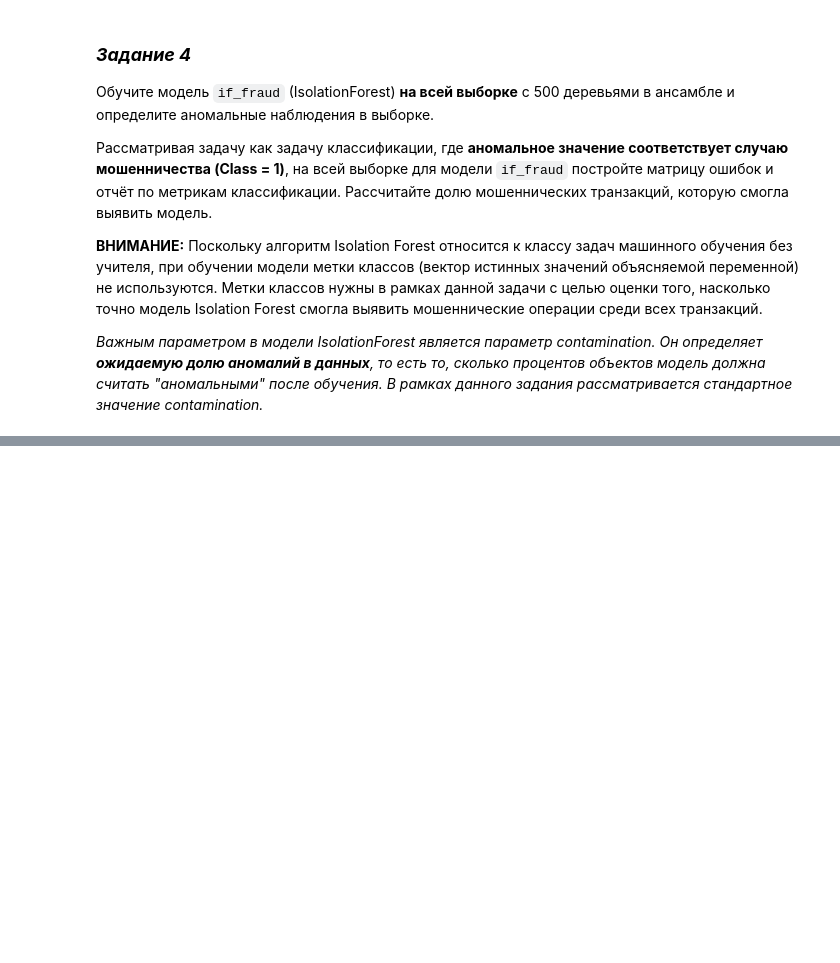
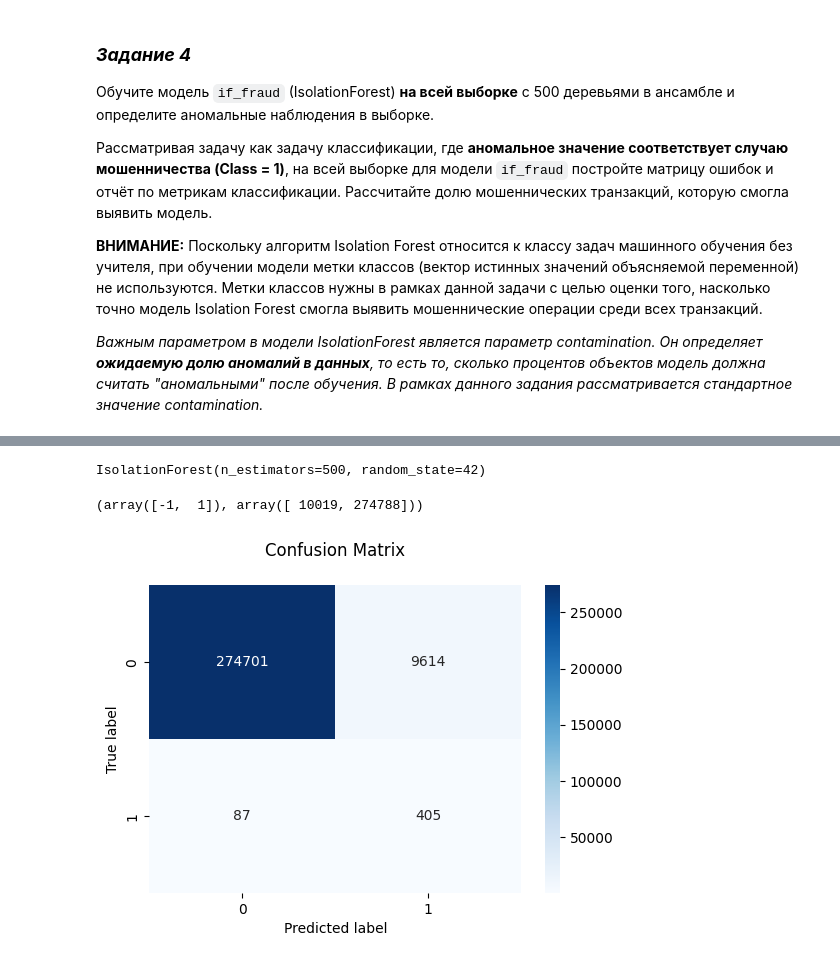
Before and after one commit to 2813/ODS-homework, a Jupyter notebook: 05_ODS_ML.ipynb, the cells around one changed output, grey strips where cells are left out. Saved outputs shown, nothing was run; the diff lists cells and outputs as text; code cells hidden in the pictures; blank space fills up the shorter version.

```diff
--- a/05_ODS_ML.ipynb
+++ b/05_ODS_ML.ipynb
@@ -691,36 +705,43 @@ df_fraud
 # %%
 # Выделите объясняемый фактор в отдельную переменную
 
-X_fraud, y_fraud = ...
+X_fraud, y_fraud = df_fraud.drop(columns="Class"), df_fraud['Class']
 # %%
 # Обучите модель if_fraud с 500 деревьями в ансамбле
 # Метки классов y_fraud не используются при обучении
 # Не забудьте зафиксировать RANDOM_STATE
 
-if_fraud = ...
+if_fraud = IsolationForest(n_estimators=500, random_state=RANDOM_STATE)
+if_fraud.fit(X_fraud)
+# %% [output]
+IsolationForest(n_estimators=500, random_state=42)
 # %%
 # С помощью модели if_fraud определите аномальные наблюдения
 #   1 — не аномальное наблюдение
 #   -1 — аномальное наблюдение
 
-pred_if_fraud = ...
+pred_if_fraud = if_fraud.predict(X_fraud)
 np.unique(pred_if_fraud, return_counts=True)
+# %% [output]
+(array([-1,  1]), array([ 10019, 274788]))
 # %%
 # Перейдите от прогноза аномальных наблюдений к целевой переменной:
 #   1 (не аномальное наблюдение) —> 0 (обычная транзакция)
 #   -1 (аномальное наблюдение) —> 1 (мошенническая транзакция)
 
-y_pred_if_fraud = ...
+y_pred_if_fraud = np.where(pred_if_fraud==-1, 1, 0)
 # %%
 # Постройте матрицу ошибок
 
-cf_matrix = ...
+cf_matrix = confusion_matrix(y_fraud, y_pred_if_fraud)
 plt.figure(figsize=(6, 4))
 ax = sns.heatmap(cf_matrix, annot=True, cmap='Blues', fmt='g')
 ax.set_title('Confusion Matrix\n')
 ax.set_xlabel('Predicted label')
 ax.set_ylabel('True label')
 plt.show()
+# %% [output]
+[figure, added]
 # %%
 # Постройте отчёт по метрикам классификации
 
```
Also changed, not shown: parts of 4 cells of this notebook.
